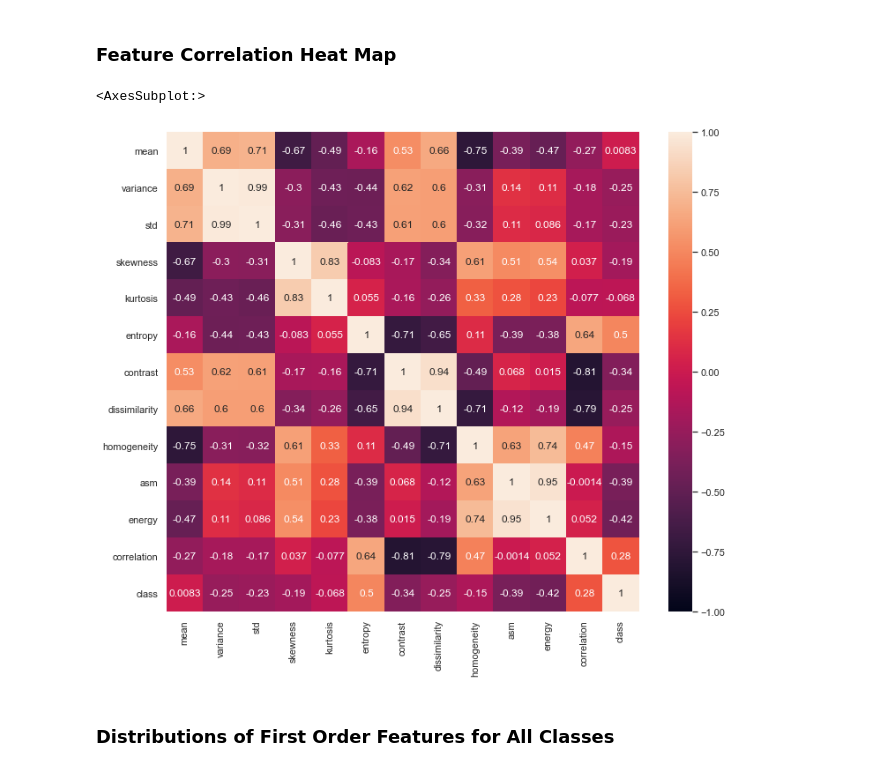
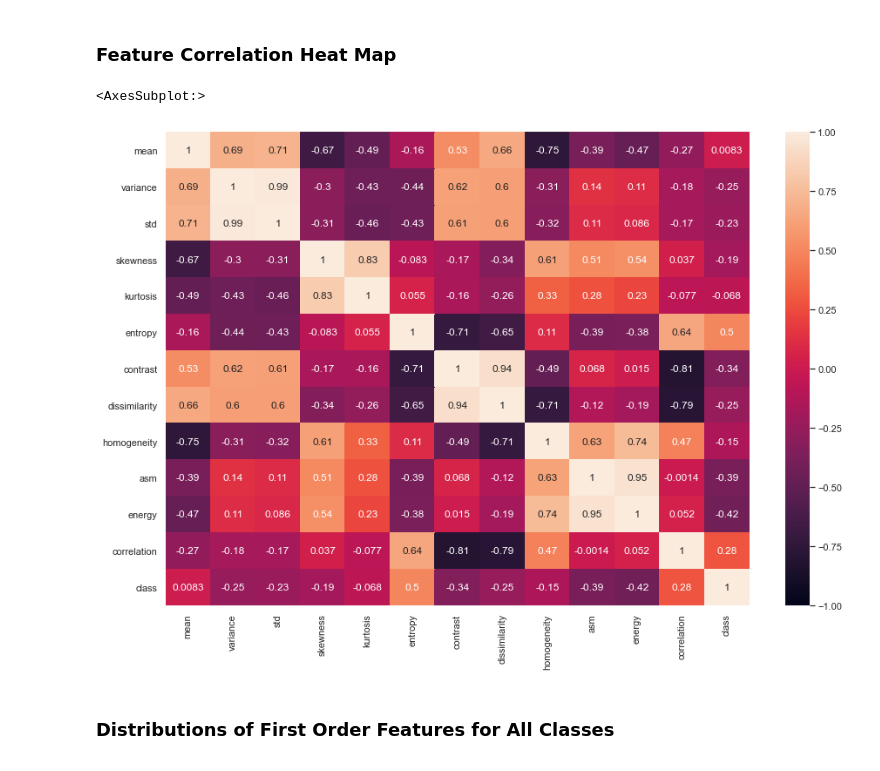
Before and after one commit to crisdanrodriguez/brain_tumor_classification, a Jupyter notebook: EDA.ipynb, the cells around one changed output. Drawn from its saved outputs; the diff is of its cells as text; code cells hidden in the pictures.

```diff
--- a/EDA.ipynb
+++ b/EDA.ipynb
@@ -93,13 +140,13 @@ plt.show()
 ### Feature Correlation Heat Map
 # %%
 # Adjust figure size
-plt.figure(figsize=(12,10))
+plt.figure(figsize = (15, 10))
 
 # Shows a heatmap of the correlation between the variables
 sns.heatmap(data.corr(), vmin=-1, vmax=1, annot=True)
 # %% [output]
 <AxesSubplot:>
-[figure, old version]
+[figure, new version]
 # %% [markdown]
 ### Distributions of First Order Features for All Classes
 # %%
```
Also changed, not shown: parts of 6 cells of this notebook.
